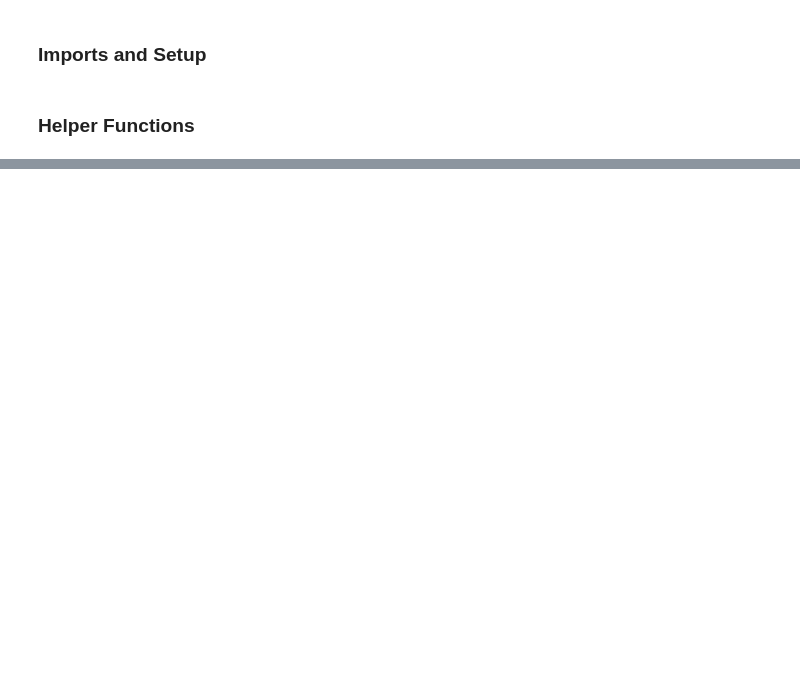
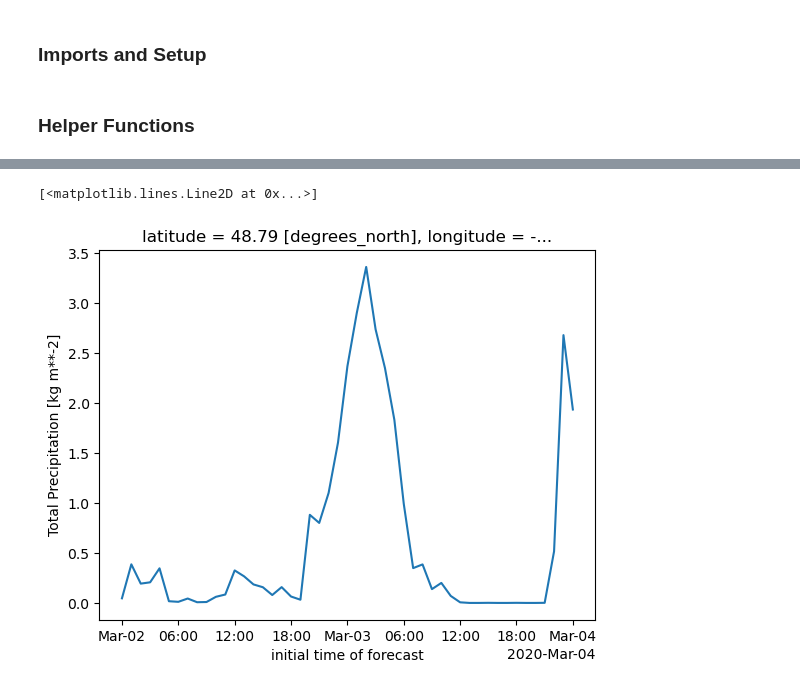
Before and after one commit to jakes44/skagit-met, a Jupyter notebook: hrrr_model_downloader_notebook.ipynb, the cells around one changed output, grey strips where cells are left out. Cells and saved outputs as stored; diff of their text form; code cells hidden in the pictures; blank space fills up the shorter version.

Commit message:
Grab total precip forecast, and write to zarr

```diff
--- a/hrrr_model_downloader_notebook.ipynb
+++ b/hrrr_model_downloader_notebook.ipynb
@@ -466,0 +137,3 @@ x,y
+# %%
+zarr_path = '/Users/jesse/data/2023_03_zarr.zarr'
+comb.to_zarr(zarr_path,  mode='w')
@@ -466,0 +144,3 @@ x,y
+# %%
+data_zarr = xr.open_zarr(zarr_path)
+data_zarr.unify_chunks()
@@ -466,0 +165,15 @@ x,y
+# %%
+# Plot Mt Baker Accumulated Precip per hour over period
+mt_baker_lat_lon = xr.Dataset(
+    {
+        "lat": 48.7758,
+        "lon": -121.8199,
+    }
+)
+import xoak
+
+data_zarr.xoak.set_index(['longitude', 'latitude'], 'sklearn_geo_balltree')
+data_zarr.xoak.sel(latitude=mt_baker_lat_lon.lat, longitude=mt_baker_lat_lon.lon).tp.sortby(data_zarr.time).plot()
+# %% [output]
+[<matplotlib.lines.Line2D at 0x...>]
+[figure, added]
```
Also changed, not shown: parts of 50 cells of this notebook, 6 other files.
